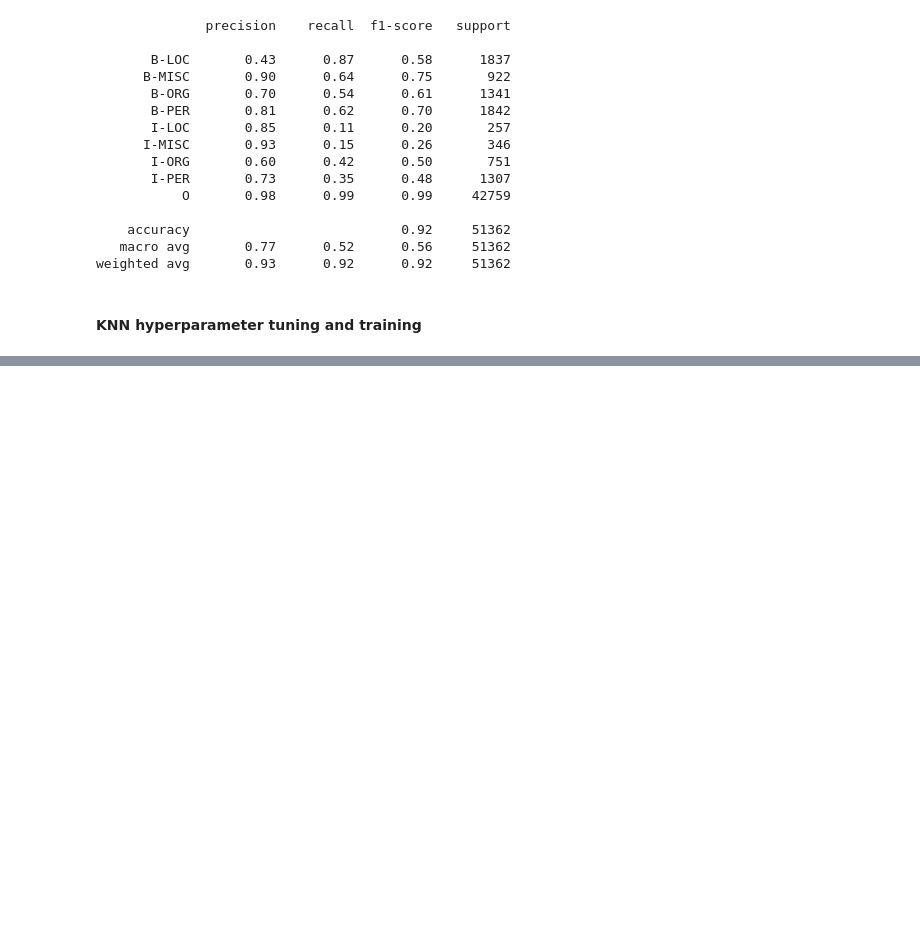
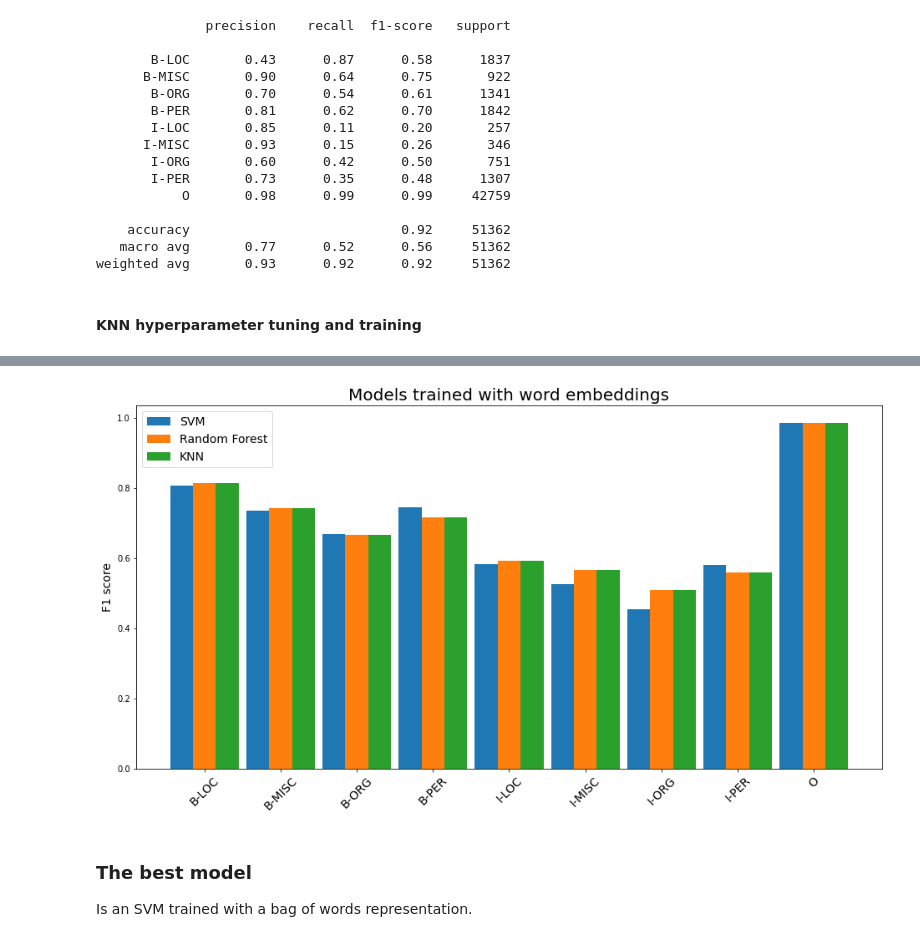
Before and after one commit to ChackMociute/Text-mining, a Jupyter notebook: Ass5/Project.ipynb, the cells around one changed output, grey strips where cells are left out. Drawn from its saved outputs; the diff is of its cells as text; code cells hidden in the pictures; blank space fills up the shorter version.

```diff
--- a/Ass5/Project.ipynb
+++ b/Ass5/Project.ipynb
@@ -164,0 +242,16 @@ weighted avg       0.93      0.94      0.93     51362
+# %%
+# rf_we = GridSearchCV(RandomForestClassifier(),
+#                      {'n_estimators': np.arange(50, 151, 25), 'max_depth': [5, 10, 15, None]},
+#                      scoring='f1_macro',
+#                      n_jobs=-1)
+
+# Takes forever to run so just use the params below
+# rf_we.best_params = {'max_depth': None, 'n_estimators': 50}
+
+# rf_we = RandomForestClassifier(n_estimators=50, max_depth=None)
+# rf_we.fit(train, ner_train['label'].values)
+
+with open('models/NERC/Embedding/rf.pkl', 'rb') as f:
+    rf_we = pickle.load(f)
+rf_we_pred = knn_we.predict(val)
+print(classification_report(ner_val['label'].values, rf_we_pred))
@@ -164,0 +290,16 @@ weighted avg       0.93      0.94      0.93     51362
+# %%
+plt.figure(figsize=(16, 8))
+plt.bar(x - 0.3, height=f1_score(ner_val['label'], svm_we_pred, average=None), width=0.3, label='SVM')
+plt.bar(x, height=f1_score(ner_val['label'], rf_we_pred, average=None), width=0.3, label='Random Forest')
+plt.bar(x + 0.3, height=f1_score(ner_val['label'], knn_we_pred, average=None), width=0.3, label='KNN')
+plt.title('Models trained with word embeddings', fontsize=20)
+plt.xticks(x, labels=sorted(ner_train.label.unique()), rotation=45, fontsize=14)
+plt.ylabel('F1 score', fontsize=14)
+plt.legend(fontsize=14)
+plt.savefig('Plots/WE models.png')
+plt.show()
+# %% [output]
+[figure, added]
+# %% [markdown]
+### The best model
+Is an SVM trained with a bag of words representation.
```
Also changed, not shown: parts of 42 cells of this notebook, 17 other files.
